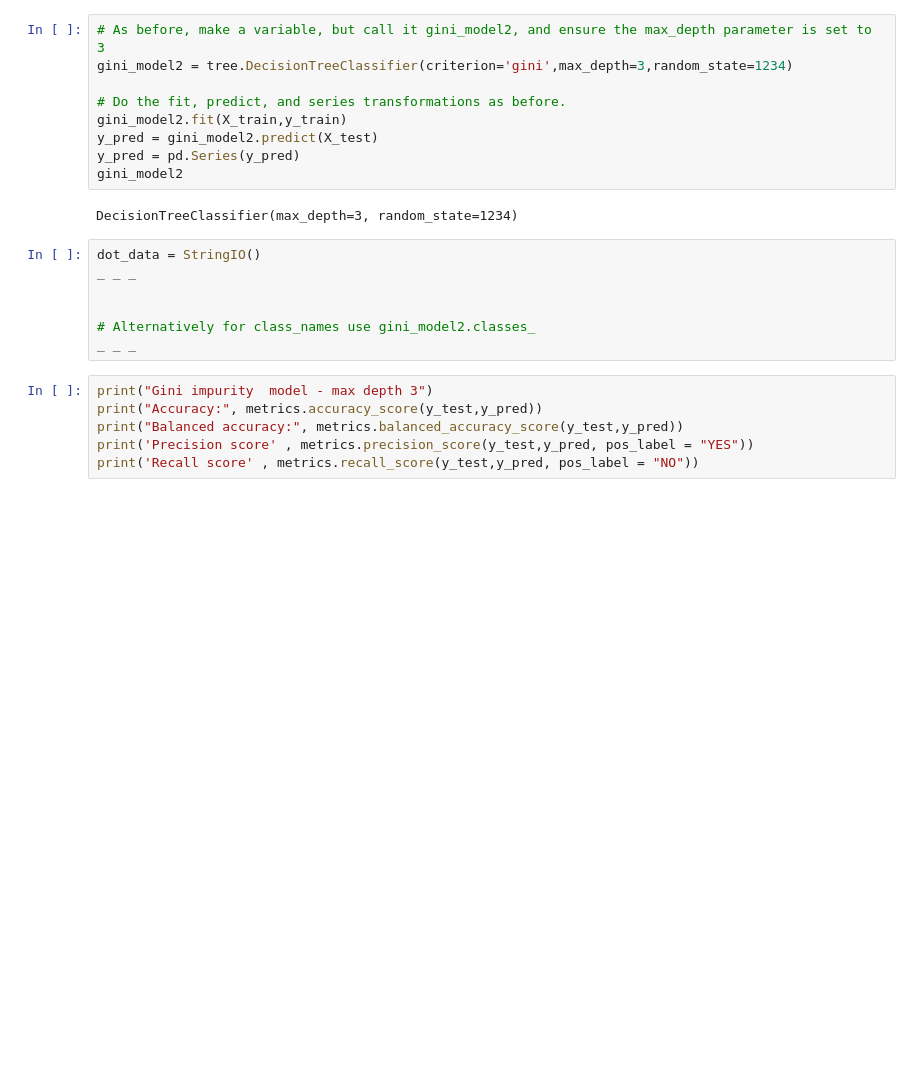
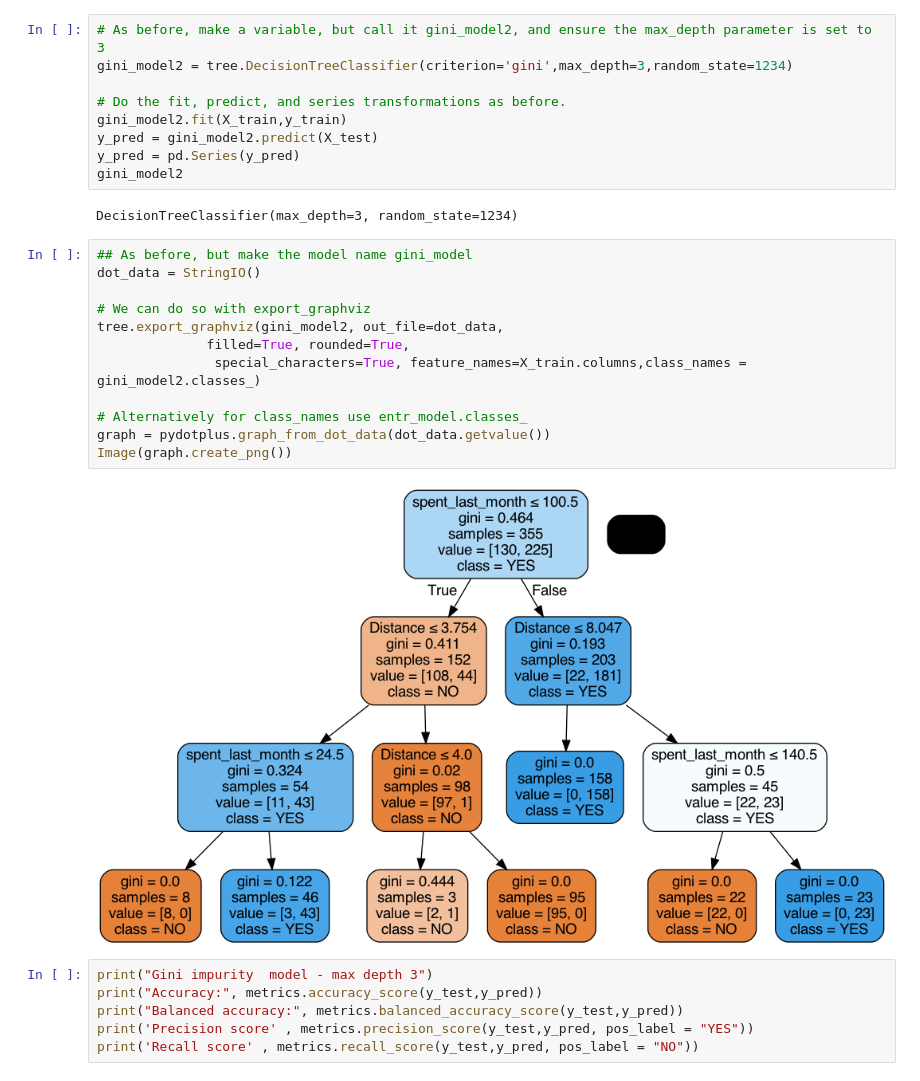
Before and after one commit to RossHyman/Springboard, a Jupyter notebook: 1613148038_Springboard_Decision_Tree_Specialty_Coffee_Case_Study_28012021_2_/Springboard Decision Tree Specialty Coffee Case Study - Tier 3.ipynb, the cells around one changed output. Cells and saved outputs as stored; diff of their text form; blank space fills up the shorter version.

```diff
--- a/1613148038_Springboard_Decision_Tree_Specialty_Coffee_Case_Study_28012021_2_/Springboard Decision Tree Specialty Coffee Case Study - Tier 3.ipynb
+++ b/1613148038_Springboard_Decision_Tree_Specialty_Coffee_Case_Study_28012021_2_/Springboard Decision Tree Specialty Coffee Case Study - Tier 3.ipynb
@@ -533,13 +547,20 @@ y_pred = pd.Series(y_pred)
 gini_model2
 # %% [output]
 DecisionTreeClassifier(max_depth=3, random_state=1234)
-# %%
-dot_data = StringIO()
-_ _ _
-
-
-# Alternatively for class_names use gini_model2.classes_
-_ _ _
+# %%
+## As before, but make the model name gini_model
+dot_data = StringIO()
+
+# We can do so with export_graphviz
+tree.export_graphviz(gini_model2, out_file=dot_data,
+              filled=True, rounded=True,
+               special_characters=True, feature_names=X_train.columns,class_names = gini_model2.classes_)
+
+# Alternatively for class_names use entr_model.classes_
+graph = pydotplus.graph_from_dot_data(dot_data.getvalue())
+Image(graph.create_png())
+# %% [output]
+[figure, added]
 # %%
 print("Gini impurity  model - max depth 3")
 print("Accuracy:", metrics.accuracy_score(y_test,y_pred))
```
Also changed, not shown: parts of 13 cells of this notebook.
